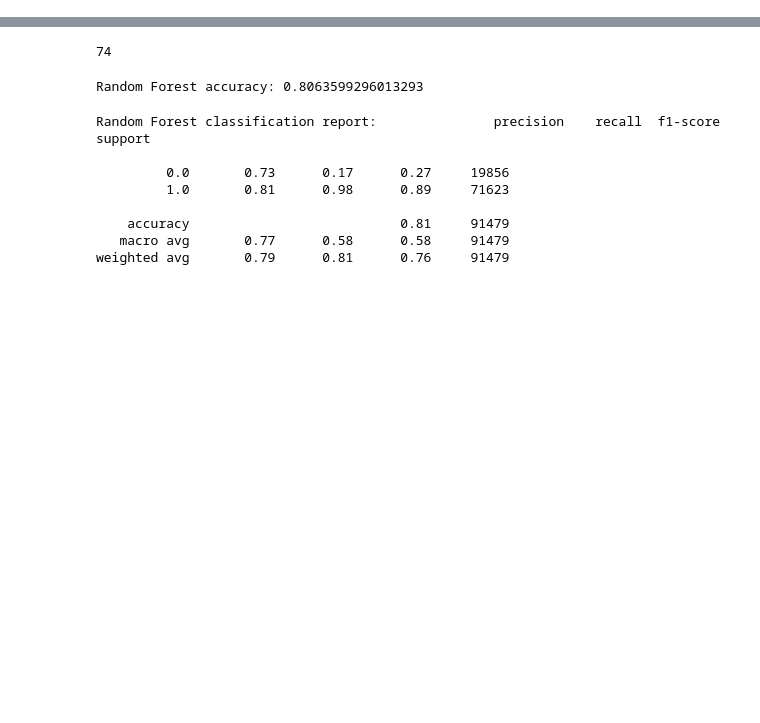
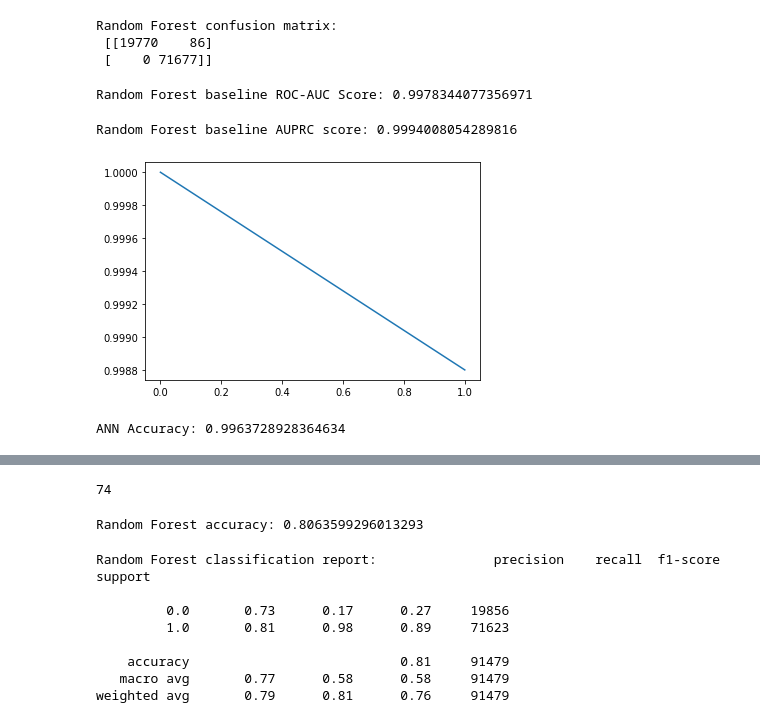
Before and after one commit to vaibhavhirani/ML-Loan-Assignment, a Jupyter notebook: ml_sv.ipynb, the cells around one changed output, grey strips where cells are left out. Drawn from its saved outputs; the diff is of its cells as text; code cells hidden in the pictures; blank space fills up the shorter version.

```diff
--- a/ml_sv.ipynb
+++ b/ml_sv.ipynb
@@ -38,0 +45,6 @@ data.describe()
+# %%
+# Train-test split
+y_bl = data_baseline['loan_status']
+X_bl = data_baseline.drop(['loan_status'], axis=1)
+X_train_bl, X_test_bl, y_train_bl, y_test_bl = train_test_split(X_bl, y_bl, test_size=0.2)
+X_train_bl.describe()
@@ -38,0 +62,10 @@ data.describe()
+# %%
+# Random Forest classifier
+rf_classifier_bl = RandomForestClassifier(n_estimators=200,
+                                max_features=0.25,
+                                criterion="entropy",
+                                class_weight="balanced")
+
+rf_classifier_bl.fit(X_train_bl, y_train_bl)
+y_pred_rf_bl = rf_classifier_bl.predict(X_test_bl)
+print(f'Random Forest baseline accuracy: {accuracy_score(y_test_bl, y_pred_rf_bl)}')
@@ -38,0 +86,29 @@ data.describe()
+# %%
+# Random Forest confusion matrix
+print(f'Random Forest baseline confusion matrix:\n {confusion_matrix(y_test_bl, y_pred_rf_bl)}')
+# %% [output]
+Random Forest confusion matrix:
+ [[19770    86]
+ [    0 71677]]
+# %%
+# Random Forest ROC-AUC
+print(f'Random Forest baseline ROC-AUC Score: {roc_auc_score(y_test_bl, y_pred_rf_bl)}')
+# %% [output]
+Random Forest baseline ROC-AUC Score: 0.9978344077356971
+# %%
+# Random Forest AUPRC
+precision_rf_bl, recall_rf_bl, thresholds_rf_bl = precision_recall_curve(y_test_bl, y_pred_rf_bl)
+print(f'Random Forest baseline AUPRC score: {auc(recall_rf_bl, precision_rf_bl)}')
+
+plt.plot(recall_rf_bl, precision_rf_bl)
+plt.show()
+# %% [output]
+Random Forest baseline AUPRC score: 0.9994008054289816
+[figure, added]
+# %%
+ann_bl = MLPClassifier(solver='adam', alpha=1e-5, hidden_layer_sizes=(37, 12), random_state=1)
+ann_bl.fit(X_train_bl, y_train_bl)
+y_pred_ann_bl = ann_bl.predict(X_test_bl)
+print(f'ANN baseline accuracy: {accuracy_score(y_test_bl, y_pred_ann_bl)}')
+# %% [output]
+ANN Accuracy: 0.9963728928364634
```
Also changed, not shown: parts of 11 cells of this notebook.
